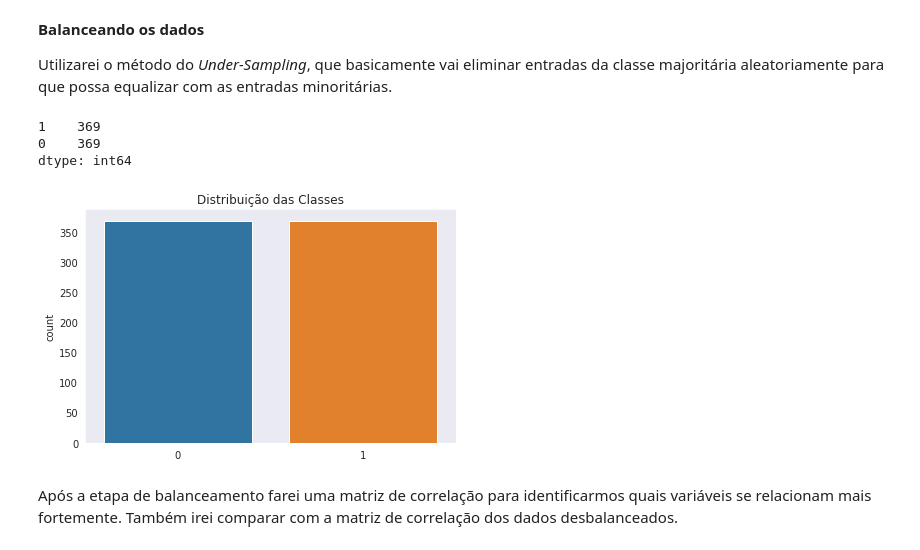
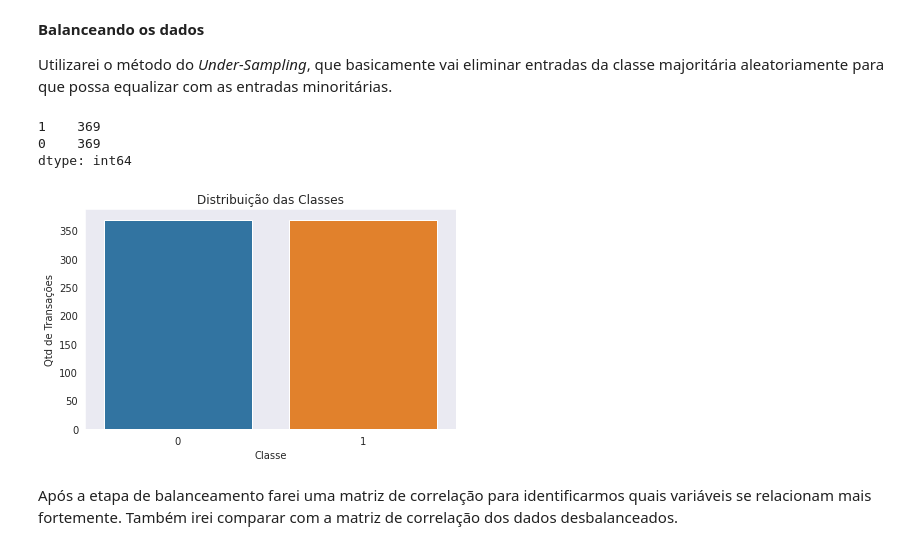
Before and after one commit to jdomeneghini/Data_Science, a Jupyter notebook: DetecçaodeFraude.ipynb, the cells around one changed output. Drawn from its saved outputs; the diff is of its cells as text; code cells hidden in the pictures.

```diff
--- a/DetecçaodeFraude.ipynb
+++ b/DetecçaodeFraude.ipynb
@@ -265,21 +265,23 @@ Utilizarei o método do *Under-Sampling*, que basicamente vai eliminar entradas
 # %%
 #chamando o metodo
 rus = RandomUnderSampler()
 x_rus, y_rus = rus.fit_sample(x_train, y_train)
 
 #grafico da nova distribuição de classes
 fig, ax = plt.subplots()
 sns.countplot(y_rus, ax=ax)
 ax.set_title('Distribuição das Classes')
+plt.xlabel('Classe')
+plt.ylabel('Qtd de Transações')
 plt.tight_layout();
 
 #print do balanceamento
 print(pd.Series(y_rus).value_counts())
 # %% [output]
 1    369
 0    369
 dtype: int64
-[figure, old version]
+[figure, new version]
 # %% [markdown]
 Após a etapa de balanceamento farei uma matriz de correlação para identificarmos quais variáveis se relacionam mais fortemente.
 Também irei comparar com a matriz de correlação dos dados desbalanceados.
```
Also changed, not shown: parts of 4 cells of this notebook.
